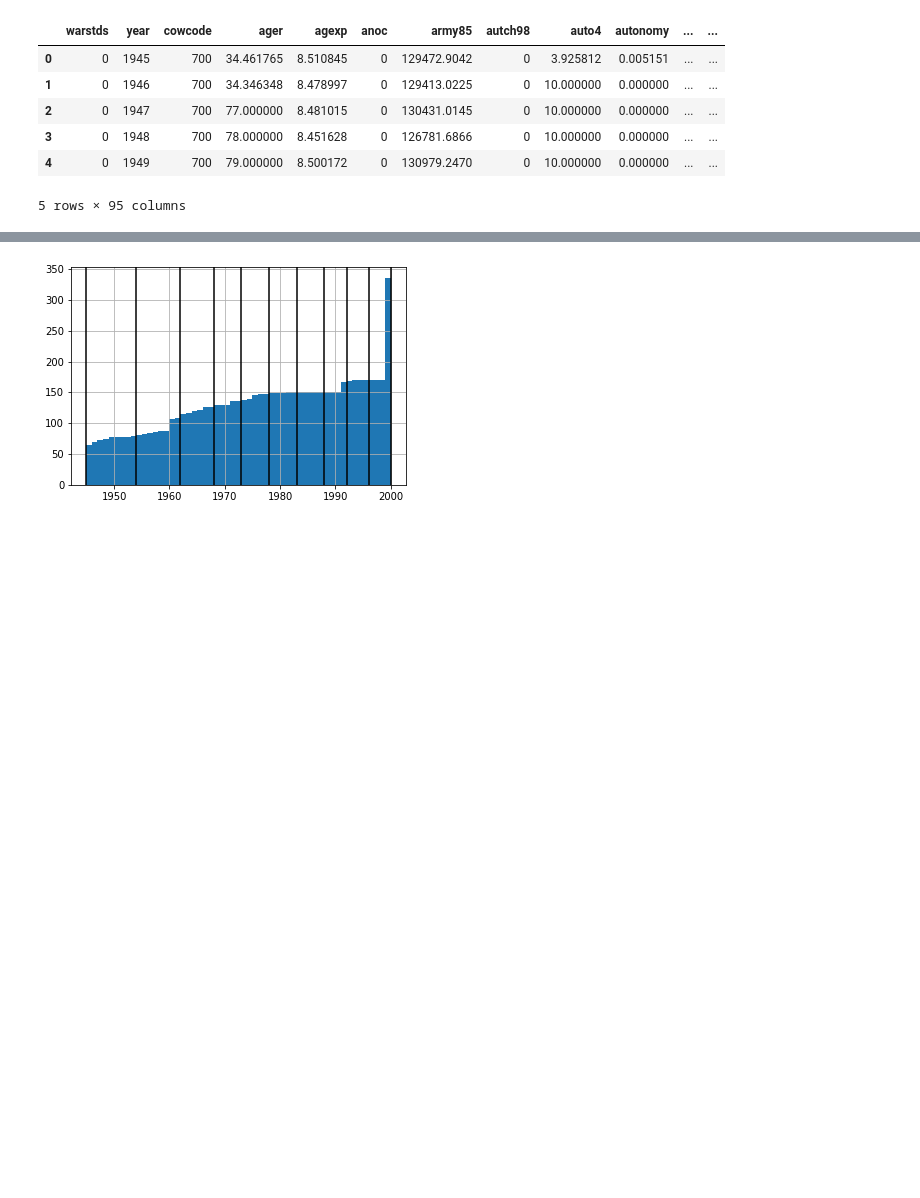
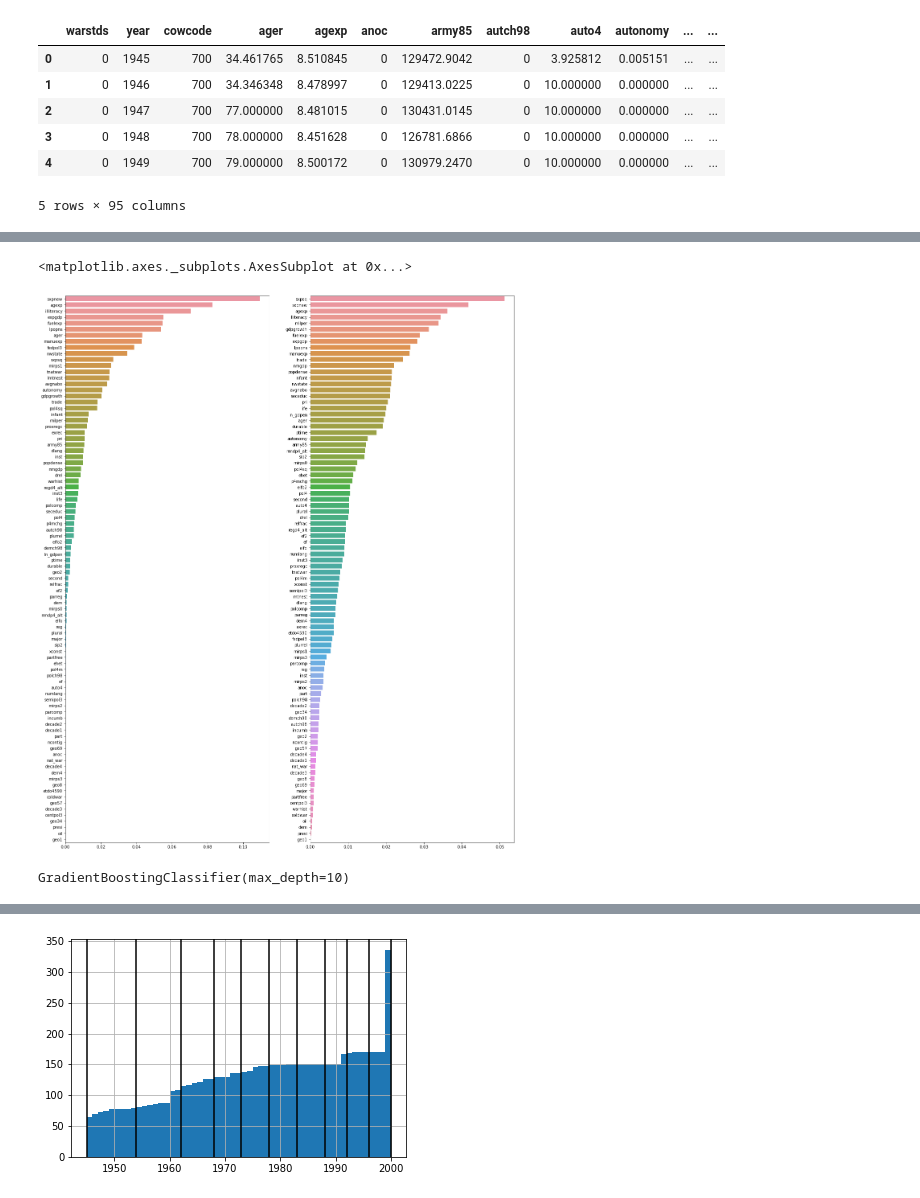
Before and after one commit to epfl-ada/ada-2020-project-milestone-p3-p3_adaconda, a Jupyter notebook: P4 Merge.ipynb, the cells around one changed output, grey strips where cells are left out. Cells and saved outputs as stored; diff of their text form; code cells hidden in the pictures; blank space fills up the shorter version.

```diff
--- a/P4 Merge.ipynb
+++ b/P4 Merge.ipynb
@@ -266,0 +280,17 @@ plt.show()
+# %%
+fig, ax = plt.subplots(1,2, figsize = (20,25))
+#plt.figure(figsize = (20, 15))
+sns.barplot(ax = ax[0],x=boost_feature_imp, y=boost_feature_imp.index)
+# Add labels to your graph
+#ax[0].xlabel('Feature Importance Score')
+#ax[0].ylabel('Features')
+#ax[0].title("Visualizing Important Features")
+sns.barplot(ax = ax[1],x=feature_imp, y=feature_imp.index)
+# Add labels to your graph
+#ax[1].xlabel('Feature Importance Score')
+#ax[1].ylabel('Features')
+#ax[1].title("Visualizing Important Features")
+#plt.show()
+# %% [output]
+<matplotlib.axes._subplots.AxesSubplot at 0x...>
+[figure, added]
@@ -266,0 +316,5 @@ plt.show()
+# %%
+clf_t.fit(training_set_t, y_train_t)
+boostclf_t.fit(training_set_t, y_train_t)
+# %% [output]
+GradientBoostingClassifier(max_depth=10)
```
Also changed, not shown: parts of 31 cells of this notebook.
